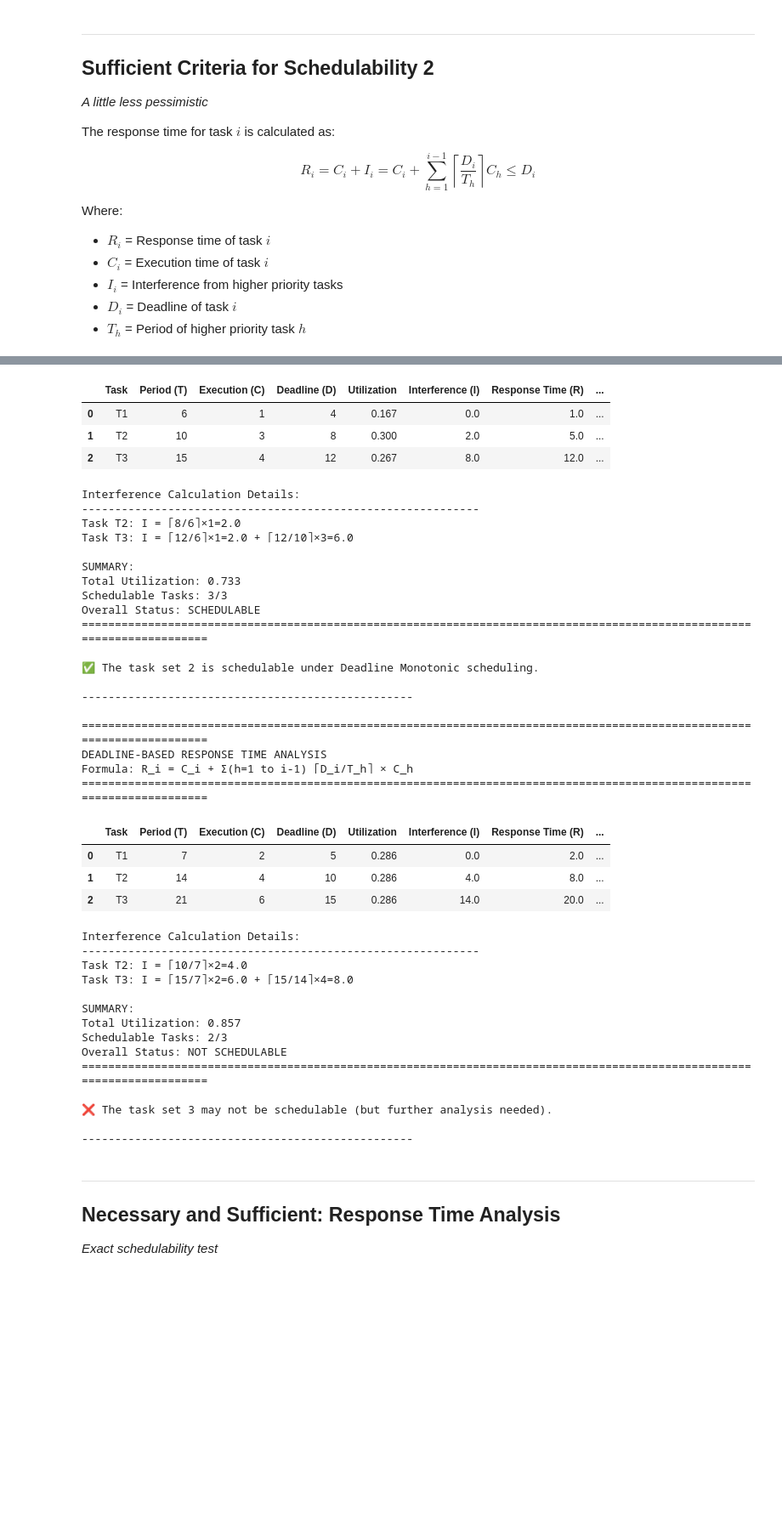
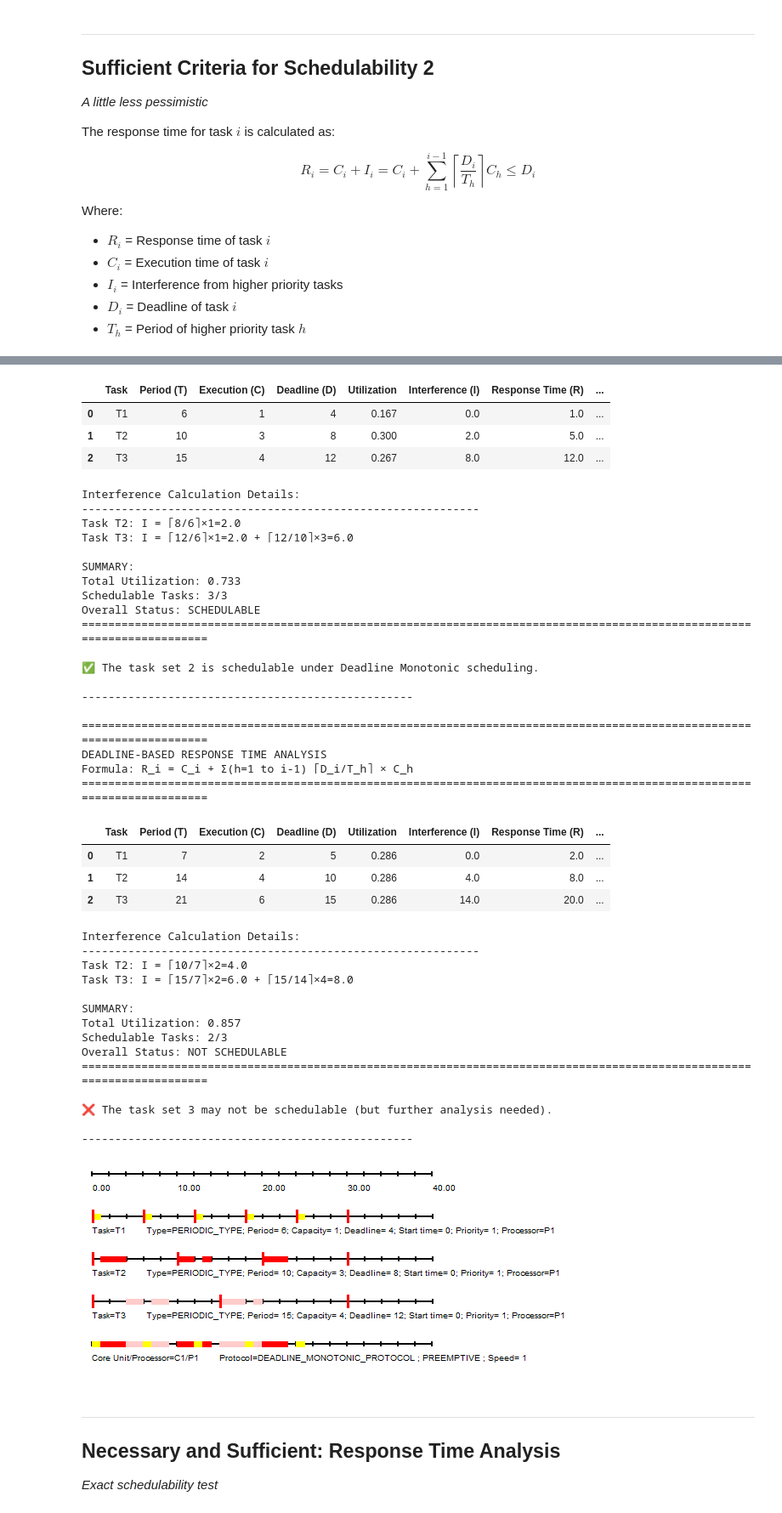
Before and after one commit to teiamas/task_sched, a Jupyter notebook: DeadlineMonotonic.ipynb, the cells around one changed output, grey strips where cells are left out. Shown at 85% size. Cells and saved outputs as stored; diff of their text form; code cells hidden in the pictures; blank space fills up the shorter version.

```diff
--- a/DeadlineMonotonic.ipynb
+++ b/DeadlineMonotonic.ipynb
@@ -219,6 +223,7 @@ def check_schedulability_v2(task_set, set_name):
 schedulable[0][1] = check_schedulability_v2(task_set_1, "task set 1")
 schedulable[1][1] = check_schedulability_v2(task_set_2, "task set 2")
 schedulable[2][1] = check_schedulability_v2(task_set_3, "task set 3")
+display(Image(filename="task_set_2_DRM.png"))
 # %% [output]
 🔍 Schedulability Analysis (Sufficient Condition 2):
 ==================================================
@@ -264,33 +269,34 @@ Total Utilization: 0.733
 Schedulable Tasks: 3/3
 Overall Status: SCHEDULABLE
 ========================================================================================================================
 
 ✅ The task set 2 is schedulable under Deadline Monotonic scheduling.
 
 --------------------------------------------------
 
 ========================================================================================================================
 DEADLINE-BASED RESPONSE TIME ANALYSIS
 Formula: R_i = C_i + Σ(h=1 to i-1) ⌈D_i/T_h⌉ × C_h
 ========================================================================================================================
 |  | Task | Period (T) | Execution (C) | Deadline (D) | Utilization | Interference (I) | Response Time (R) | ... |
 | 0 | T1 | 7 | 2 | 5 | 0.286 | 0.0 | 2.0 | ... |
 | 1 | T2 | 14 | 4 | 10 | 0.286 | 4.0 | 8.0 | ... |
 | 2 | T3 | 21 | 6 | 15 | 0.286 | 14.0 | 20.0 | ... |
 Interference Calculation Details:
 ------------------------------------------------------------
 Task T2: I = ⌈10/7⌉×2=4.0
 Task T3: I = ⌈15/7⌉×2=6.0 + ⌈15/14⌉×4=8.0
 
 SUMMARY:
 Total Utilization: 0.857
 Schedulable Tasks: 2/3
 Overall Status: NOT SCHEDULABLE
 ========================================================================================================================
 
 ❌ The task set 3 may not be schedulable (but further analysis needed).
 
 --------------------------------------------------
+[figure, added]
 # %% [markdown]
 ---
 
```
Also changed, not shown: parts of 3 cells of this notebook, 4 other files.
